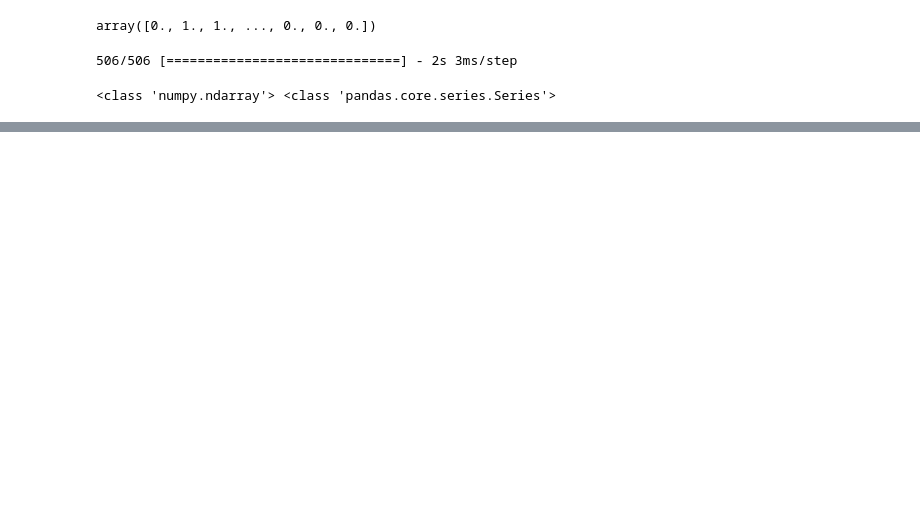
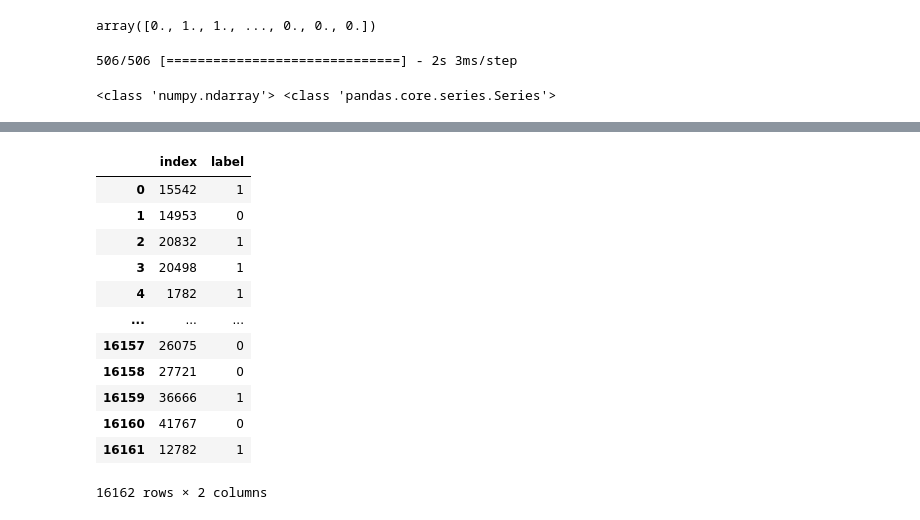
Before and after one commit to mannmoshe/text-recognition, a Jupyter notebook: true_text_detection.ipynb, the cells around one changed output, grey strips where cells are left out. Saved outputs shown, nothing was run; the diff lists cells and outputs as text; code cells hidden in the pictures; blank space fills up the shorter version.

```diff
--- a/true_text_detection.ipynb
+++ b/true_text_detection.ipynb
@@ -203 +228,17 @@ predictions = pd.Series(my_list)
+# %%
+y_test_ri
+# %% [output]
+|  | index | label |
+| 0 | 15542 | 1 |
+| 1 | 14953 | 0 |
+| 2 | 20832 | 1 |
+| 3 | 20498 | 1 |
+| 4 | 1782 | 1 |
+| ... | ... | ... |
+| 16157 | 26075 | 0 |
+| 16158 | 27721 | 0 |
+| 16159 | 36666 | 1 |
+| 16160 | 41767 | 0 |
+| 16161 | 12782 | 1 |
+16162 rows × 2 columns
 # %%
```
Also changed, not shown: parts of 10 cells of this notebook.
